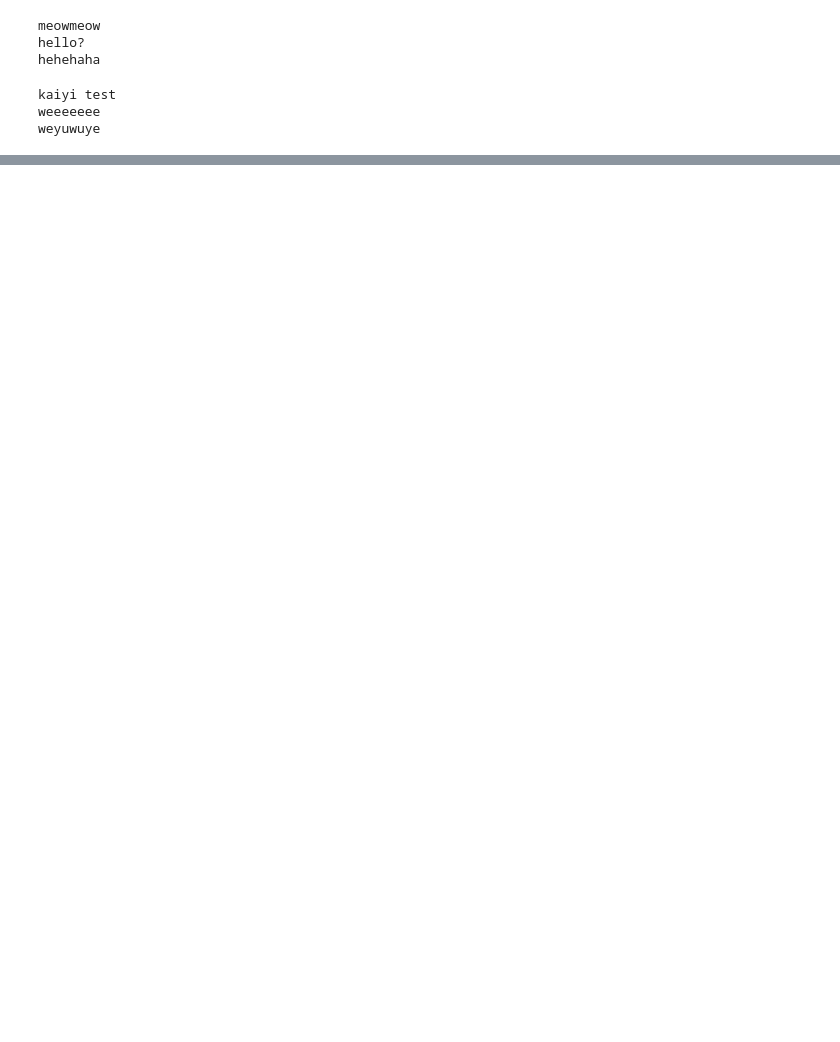
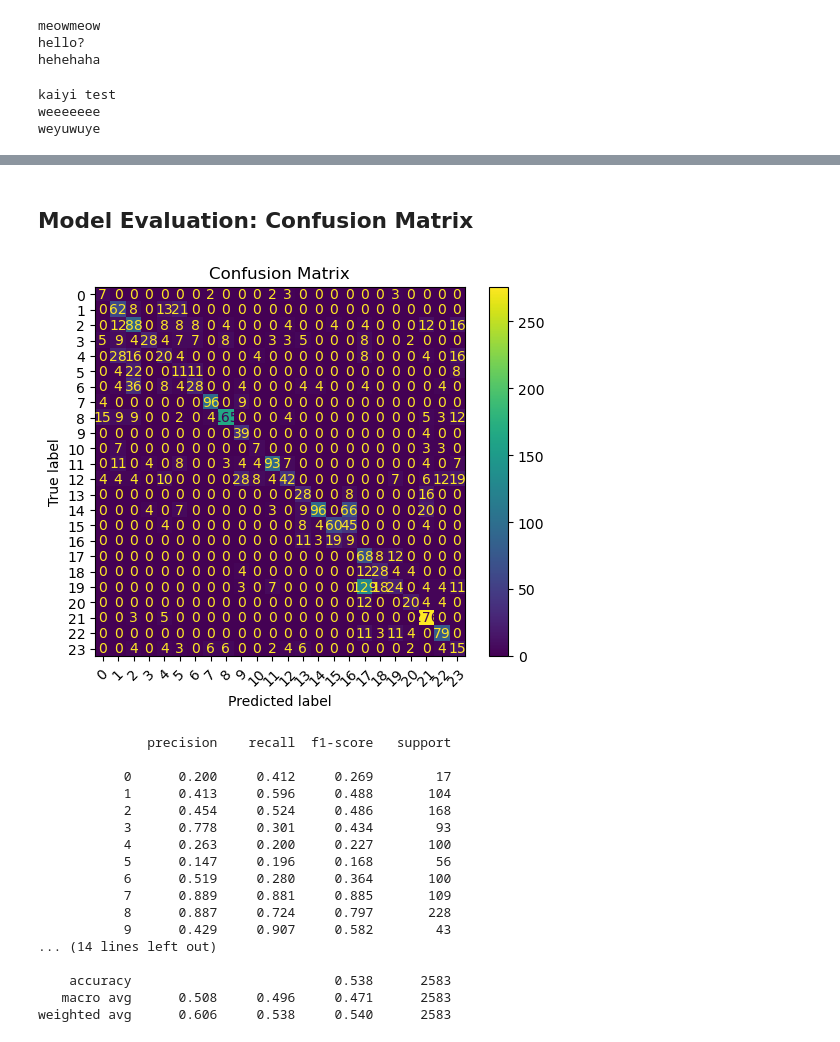
Before and after one commit to amelialon/IT1244-Final-Project, a Jupyter notebook: Proj.ipynb, the cells around one changed output, grey strips where cells are left out. Drawn from its saved outputs; the diff is of its cells as text; code cells hidden in the pictures; blank space fills up the shorter version.

Commit message:
Added model evaluations and class-weight checking

```diff
--- a/Proj.ipynb
+++ b/Proj.ipynb
@@ -406,7 +490,7 @@ with torch.no_grad():
     total = 0
     test_loss = 0.0
 
-    for images, labels in train_loader:
+    for images, labels in test_loader:
         images = images.to(device)
         labels = labels.to(device)
 
@@ -428,0 +514,48 @@ NameError: name 'test_loader' is not defined
+# %% [markdown]
+## Model Evaluation: Confusion Matrix
+# %%
+from sklearn.metrics import confusion_matrix, ConfusionMatrixDisplay, classification_report
+
+y_true = []
+y_pred = []
+
+model.eval()
+with torch.no_grad():
+    for images, labels in test_loader:
+        images = images.to(device)
+        labels = labels.to(device)
+
+        outputs = model(images)
+        _, predicted = torch.max(outputs, 1)
+
+        y_true.extend(labels.cpu().numpy())
+        y_pred.extend(predicted.cpu().numpy())
+
+# Confusion matrix
+cm = confusion_matrix(y_true, y_pred)
+disp = ConfusionMatrixDisplay(confusion_matrix=cm)
+disp.plot(xticks_rotation=45)
+plt.title("Confusion Matrix")
+plt.show()
+
+# Classification report
+print(classification_report(y_true, y_pred, digits=3))
+# %% [output]
+[figure, added]
+              precision    recall  f1-score   support
+
+           0      0.200     0.412     0.269        17
+           1      0.413     0.596     0.488       104
+           2      0.454     0.524     0.486       168
+           3      0.778     0.301     0.434        93
+           4      0.263     0.200     0.227       100
+           5      0.147     0.196     0.168        56
+           6      0.519     0.280     0.364       100
+           7      0.889     0.881     0.885       109
+           8      0.887     0.724     0.797       228
+           9      0.429     0.907     0.582        43
+... (14 lines left out)
+
+    accuracy                          0.538      2583
+   macro avg      0.508     0.496     0.471      2583
+weighted avg      0.606     0.538     0.540      2583
```
Also changed, not shown: parts of 15 cells of this notebook.
